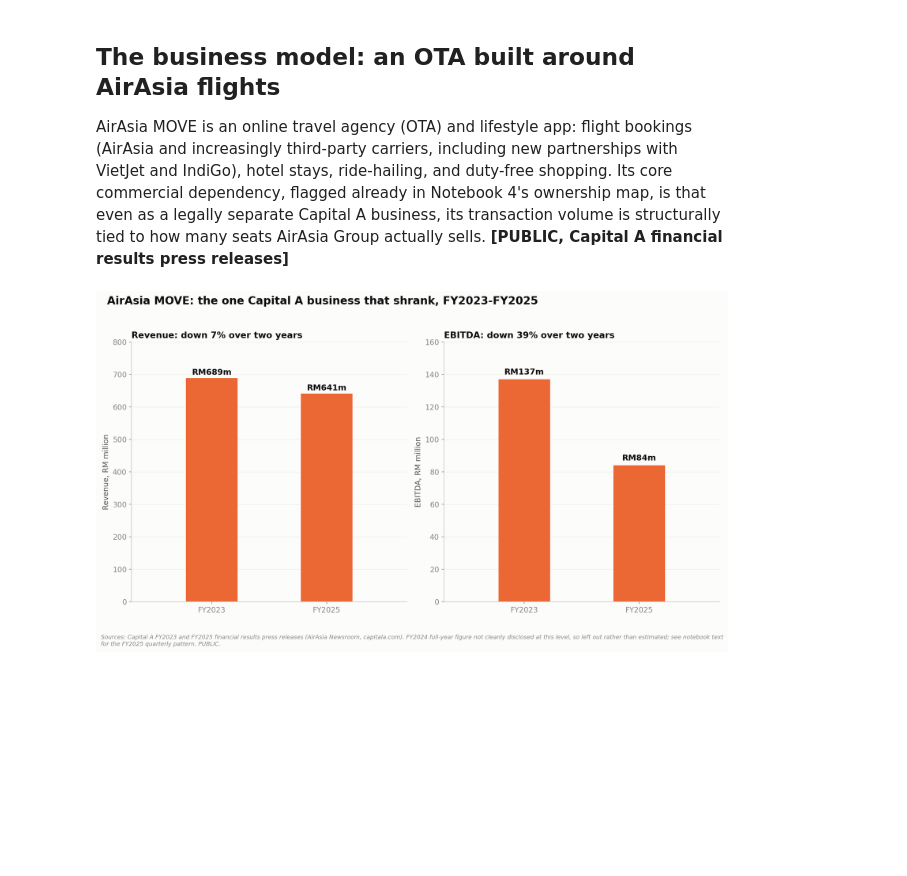
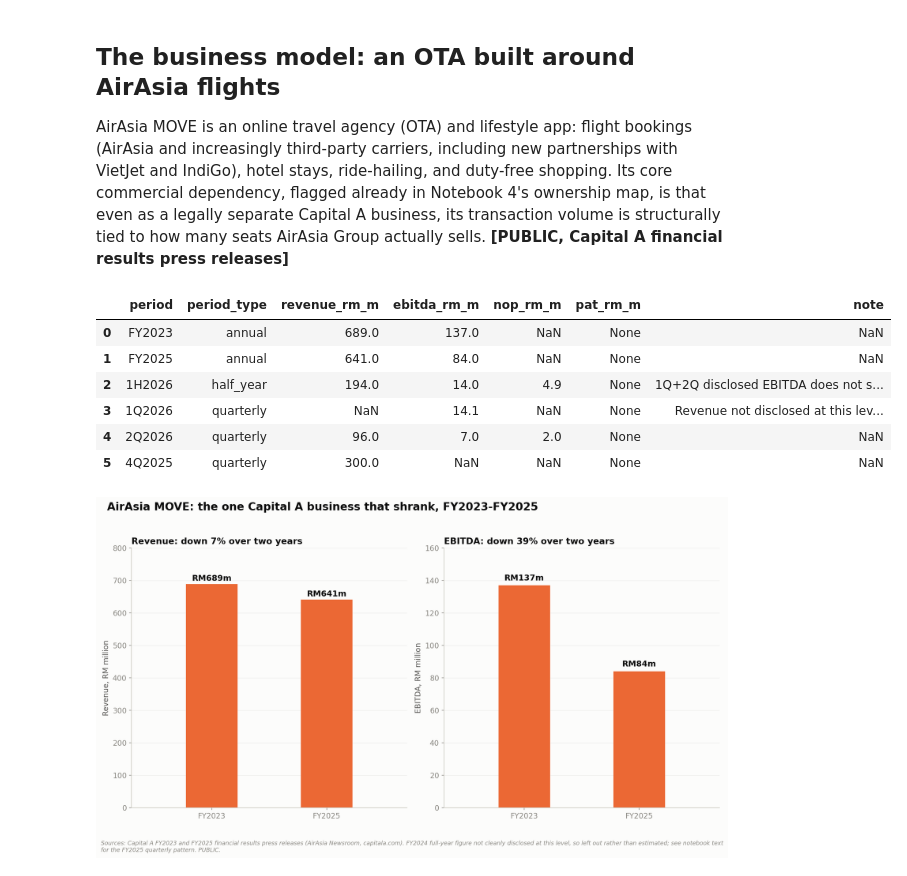
Before and after one commit to ooi-darren/airasia-capital-a, a Jupyter notebook: notebooks/10_airasia_move.ipynb, the cells around one changed output. Cells and saved outputs as stored; diff of their text form; code cells hidden in the pictures; blank space fills up the shorter version.

```diff
--- a/notebooks/10_airasia_move.ipynb
+++ b/notebooks/10_airasia_move.ipynb
@@ -6,6 +6,26 @@
 ## The business model: an OTA built around AirAsia flights
 
 AirAsia MOVE is an online travel agency (OTA) and lifestyle app: flight bookings (AirAsia and increasingly third-party carriers, including new partnerships with VietJet and IndiGo), hotel stays, ride-hailing, and duty-free shopping. Its core commercial dependency, flagged already in Notebook 4's ownership map, is that even as a legally separate Capital A business, its transaction volume is structurally tied to how many seats AirAsia Group actually sells. **[PUBLIC, Capital A financial results press releases]**
+# %%
+import sqlite3
+import pandas as pd
+
+conn = sqlite3.connect('../data/processed/airasia.db')
+move = pd.read_sql_query(
+    "SELECT period, period_type, revenue_rm_m, ebitda_rm_m, nop_rm_m, pat_rm_m, note "
+    "FROM segment_financials WHERE unit = 'AirAsia MOVE' ORDER BY period_type, period",
+    conn
+)
+conn.close()
+move
+# %% [output]
+|  | period | period_type | revenue_rm_m | ebitda_rm_m | nop_rm_m | pat_rm_m | note |
+| 0 | FY2023 | annual | 689.0 | 137.0 | NaN | None | NaN |
+| 1 | FY2025 | annual | 641.0 | 84.0 | NaN | None | NaN |
+| 2 | 1H2026 | half_year | 194.0 | 14.0 | 4.9 | None | 1Q+2Q disclosed EBITDA does not s... |
+| 3 | 1Q2026 | quarterly | NaN | 14.1 | NaN | None | Revenue not disclosed at this lev... |
+| 4 | 2Q2026 | quarterly | 96.0 | 7.0 | 2.0 | None | NaN |
+| 5 | 4Q2025 | quarterly | 300.0 | NaN | NaN | None | NaN |
 # %%
 from IPython.display import Image
 Image(filename='../outputs/figures/10_move_revenue_ebitda.png')
```
Also changed, not shown: 7 other files.
